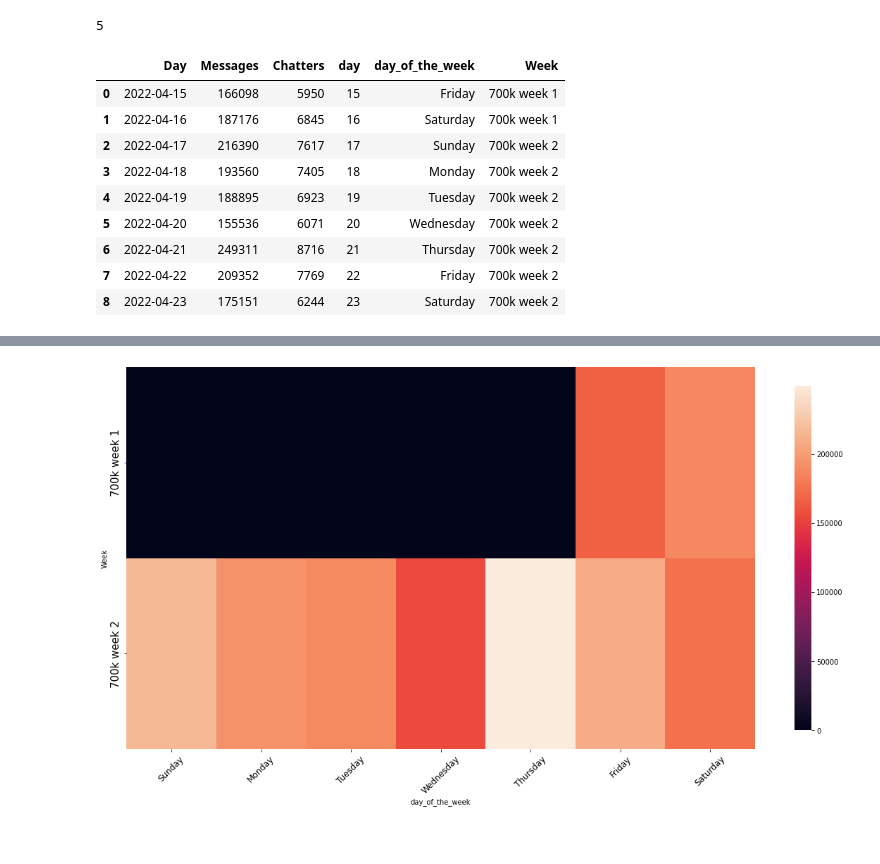
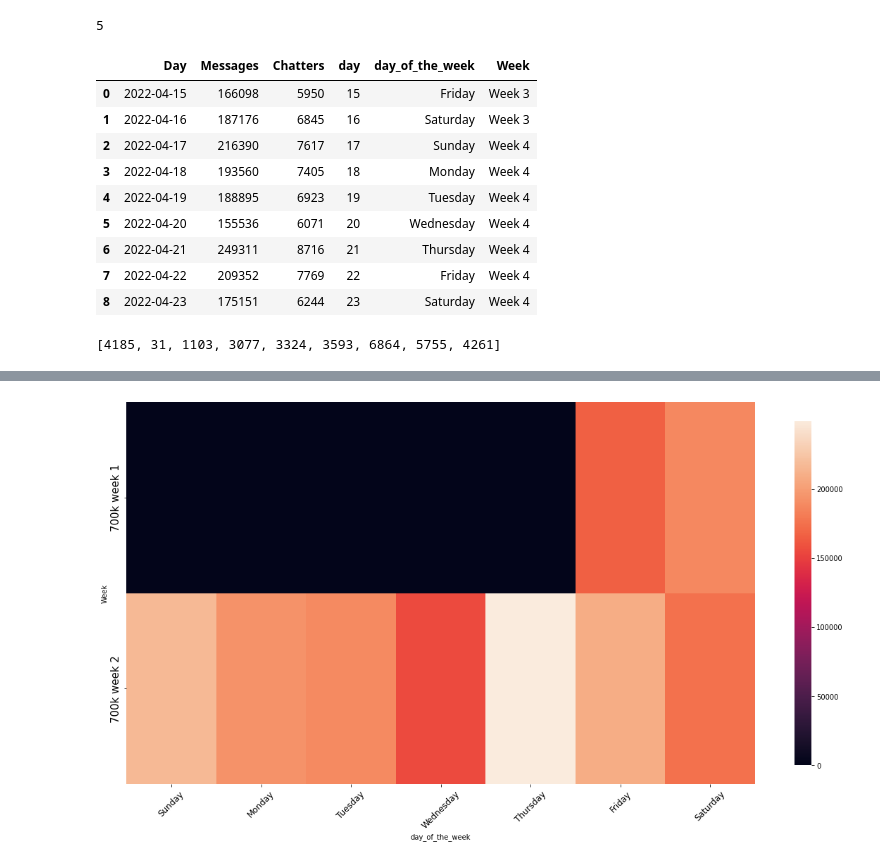
Before and after one commit to quassidi/-Monthly_YYJ_Report, a Jupyter notebook: monthly_jinnytty_analytics.ipynb, the cells around one changed output, grey strips where cells are left out. Cells and saved outputs as stored; diff of their text form; code cells hidden in the pictures.

Commit message:
new table

```diff
--- a/monthly_jinnytty_analytics.ipynb
+++ b/monthly_jinnytty_analytics.ipynb
@@ -252,39 +252,57 @@ get_week_of_month(2022,3,31)
 # %%
 Week_1 = 1
 Week_2 = 3
 Week_3 = 10
 Week_4 = 17
 Week_5 = 24
 last_day = 30
 
 def applyFunc(s):
     if s == Week_1 or s < Week_2:
         return "Week 1"
     elif s == Week_2 or s < Week_3:
         return 'Week 2'
     elif s == Week_3 or s < Week_4:
-        return '700k week 1'
+        return 'Week 3'
     elif s == Week_4 or s < Week_5:
-        return '700k week 2'
+        return 'Week 4'
     elif s == Week_5 or s <= last_day:
         return 'Week 5'
     return ''
 newplot["Day"] = pd.to_datetime(newplot["Day"])
 newplot['day_of_the_week'] = pd.Series(newplot['Day'].dt.day_name())
 newplot['day_of_the_week'] = pd.Series(newplot['Day'].dt.day_name())
 newplot['day'] = newplot['day'].astype(int)
 newplot['Week'] = newplot['day'].apply(applyFunc)
-newplot["Day"] = newplot["Day"].dt.date
+newplot["Day"] = newplot["Day"].dt.strftime('%Y-%m-%d')
 
 newplot.reset_index(drop='index')
 # %% [output]
 |  | Day | Messages | Chatters | day | day_of_the_week | Week |
-| 0 | 2022-04-15 | 166098 | 5950 | 15 | Friday | 700k week 1 |
-| 1 | 2022-04-16 | 187176 | 6845 | 16 | Saturday | 700k week 1 |
-| 2 | 2022-04-17 | 216390 | 7617 | 17 | Sunday | 700k week 2 |
-| 3 | 2022-04-18 | 193560 | 7405 | 18 | Monday | 700k week 2 |
-| 4 | 2022-04-19 | 188895 | 6923 | 19 | Tuesday | 700k week 2 |
-| 5 | 2022-04-20 | 155536 | 6071 | 20 | Wednesday | 700k week 2 |
-| 6 | 2022-04-21 | 249311 | 8716 | 21 | Thursday | 700k week 2 |
-| 7 | 2022-04-22 | 209352 | 7769 | 22 | Friday | 700k week 2 |
-| 8 | 2022-04-23 | 175151 | 6244 | 23 | Saturday | 700k week 2 |
+| 0 | 2022-04-15 | 166098 | 5950 | 15 | Friday | Week 3 |
+| 1 | 2022-04-16 | 187176 | 6845 | 16 | Saturday | Week 3 |
+| 2 | 2022-04-17 | 216390 | 7617 | 17 | Sunday | Week 4 |
+| 3 | 2022-04-18 | 193560 | 7405 | 18 | Monday | Week 4 |
+| 4 | 2022-04-19 | 188895 | 6923 | 19 | Tuesday | Week 4 |
+| 5 | 2022-04-20 | 155536 | 6071 | 20 | Wednesday | Week 4 |
+| 6 | 2022-04-21 | 249311 | 8716 | 21 | Thursday | Week 4 |
+| 7 | 2022-04-22 | 209352 | 7769 | 22 | Friday | Week 4 |
+| 8 | 2022-04-23 | 175151 | 6244 | 23 | Saturday | Week 4 |
+# %%
+emotes = Cleanreadytop20chatters['Emote'][:10].to_numpy()
+Days = newplot['Day'].to_numpy()
+
+Emote_1 = [len(df[(df["day"] == x) & (df["message"] == emotes[0])]) for x in Days]
+Emote_2 = [len(df[(df["day"] == x) & (df["message"] == emotes[1])]) for x in Days]
+Emote_3 = [len(df[(df["day"] == x) & (df["message"] == emotes[2])]) for x in Days]
+Emote_4 = [len(df[(df["day"] == x) & (df["message"] == emotes[3])]) for x in Days]
+Emote_5 = [len(df[(df["day"] == x) & (df["message"] == emotes[4])]) for x in Days]
+Emote_6 = [len(df[(df["day"] == x) & (df["message"] == emotes[5])]) for x in Days]
+Emote_7 = [len(df[(df["day"] == x) & (df["message"] == emotes[6])]) for x in Days]
+Emote_8 = [len(df[(df["day"] == x) & (df["message"] == emotes[7])]) for x in Days]
+Emote_9 = [len(df[(df["day"] == x) & (df["message"] == emotes[8])]) for x in Days]
+Emote_10 = [len(df[(df["day"] == x) & (df["message"] == emotes[9])]) for x in Days]
+
+Emote_1
+# %% [output]
+[4185, 31, 1103, 3077, 3324, 3593, 6864, 5755, 4261]
```
Also changed, not shown: parts of 1 cell of this notebook.
